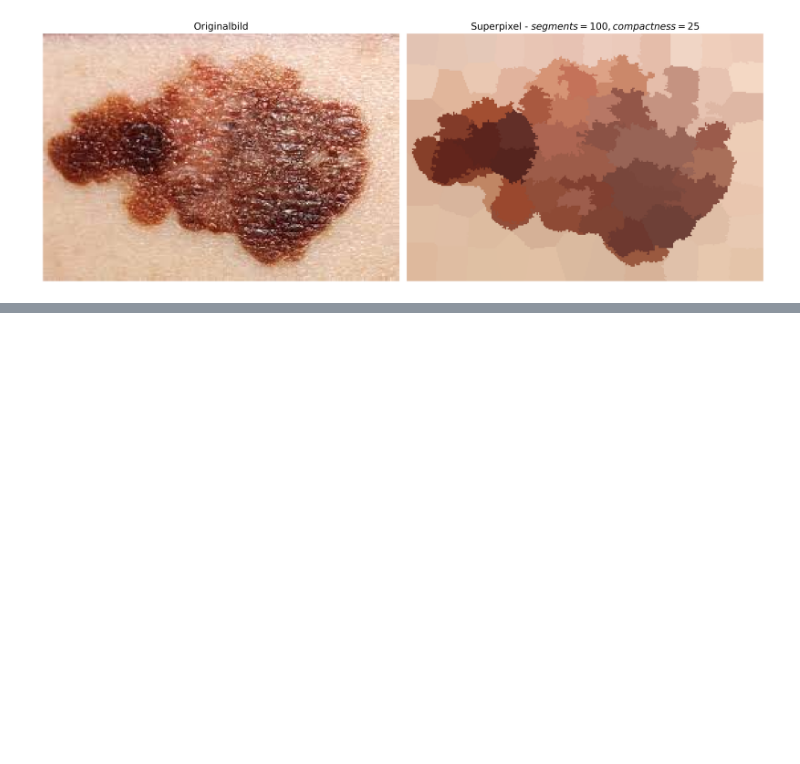
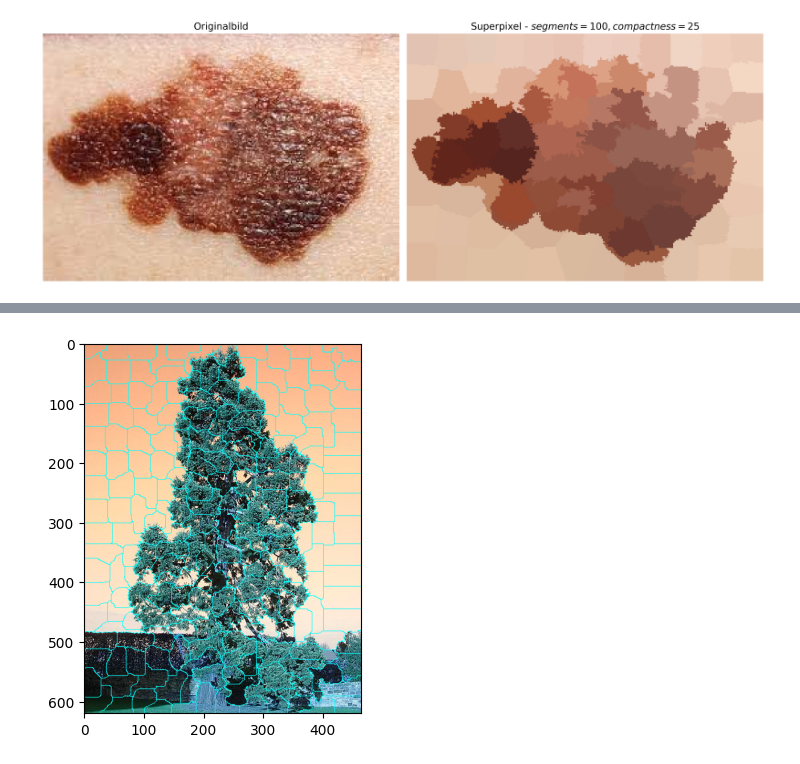
Before and after one commit to tbalser/Skin_Cancer_Detection_MNIST, a Jupyter notebook: superpixel-segmentation.ipynb, the cells around one changed output, grey strips where cells are left out. Drawn from its saved outputs; the diff is of its cells as text; code cells hidden in the pictures; blank space fills up the shorter version.

```diff
--- a/superpixel-segmentation.ipynb
+++ b/superpixel-segmentation.ipynb
@@ -74,0 +87,43 @@ plt.show()
+# %%
+# Importiere die notwendigen Bibliotheken
+import cv2
+import numpy as np
+import matplotlib.pyplot as plt
+
+def apply_superpixels(image, num_superpixels=250, num_levels=1, prior=2, num_histogram_bins=3):
+  image_rgb = cv2.cvtColor(image, cv2.COLOR_BGR2RGB)
+  image_lab = cv2.cvtColor(image, cv2.COLOR_BGR2Lab)
+
+  seeds = cv2.ximgproc.createSuperpixelSEEDS(
+      image.shape[1], image.shape[0], image.shape[2],
+      num_superpixels, num_levels, prior, num_histogram_bins
+  )
+  # Wende SEEDS-Superpixel-Segmentierung an
+  seeds.iterate(image_lab, num_iterations=10)
+
+  # Erhalte die Labels der Superpixel
+  labels = seeds.getLabels()
+
+  # Zeichne die Konturen der Superpixel auf das Bild
+  mask = seeds.getLabelContourMask(False)
+  contours = image_rgb.copy()
+  contours[mask == 255] = [255, 255, 0]  # Zeichne die Konturen in Rot
+  return contours
+
+def apply_superpixels_to_dataset(dataset, num_superpixels=250, num_levels=1, prior=2, num_histogram_bins=3):
+  segmented_images = []
+  for i, image in enumerate(dataset):
+      if image.ndim != 3 or image.shape[2] != 3:
+          raise ValueError(f"Bild {i} hat unerwartete Dimensionen: {image.shape}")
+      segmented_image = apply_superpixels(image, num_superpixels=num_superpixels, num_levels=num_levels, prior=prior, num_histogram_bins=num_histogram_bins)
+      segmented_images.append(segmented_image)
+  return np.array(segmented_images)
+
+
+# Lade das Testbild
+image = cv2.imread('Baum.jpg')
+BAUM=apply_superpixels(image)
+plt.imshow(cv2.cvtColor(BAUM, cv2.COLOR_BGR2RGB))
+plt.show()
+# %% [output]
+[figure, added]
```
Also changed, not shown: parts of 2 cells of this notebook, 22 other files.
